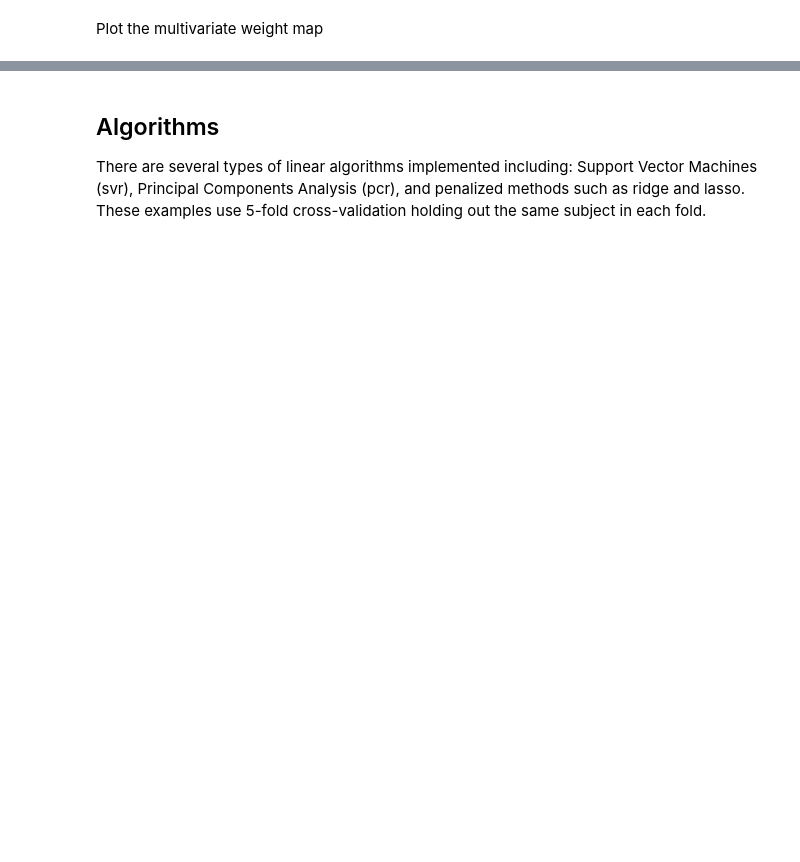
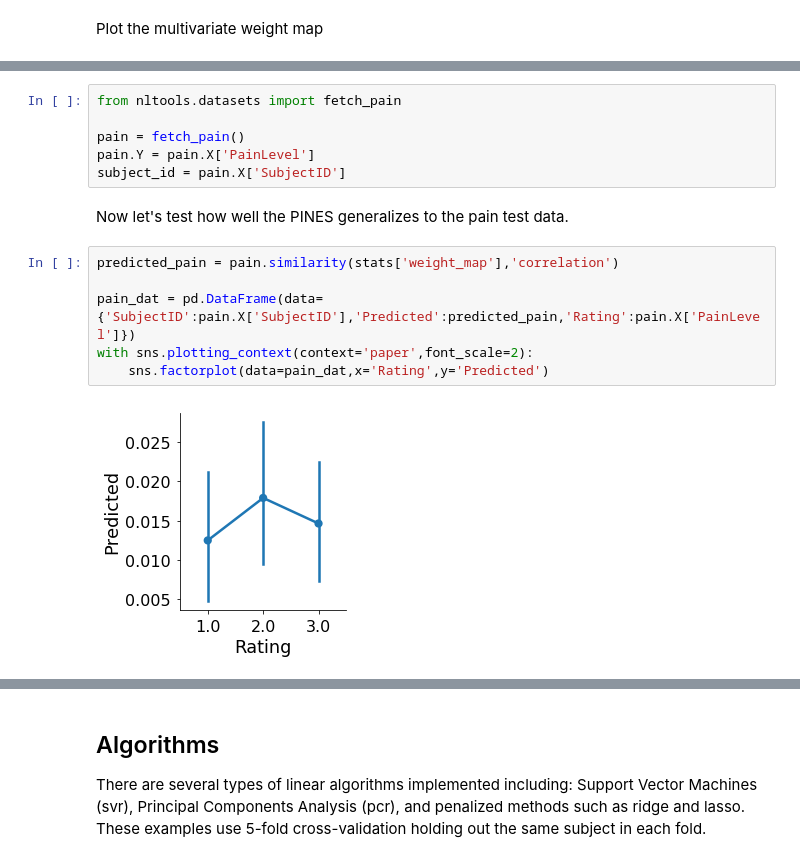
Before and after one commit to Summer-MIND/mind_2017, a Jupyter notebook: Tutorials/Decoding/Chang_Decoding.ipynb, the cells around one changed output, grey strips where cells are left out. Drawn from its saved outputs; the diff is of its cells as text; blank space fills up the shorter version.

```diff
--- a/Tutorials/Decoding/Chang_Decoding.ipynb
+++ b/Tutorials/Decoding/Chang_Decoding.ipynb
@@ -191,0 +235,16 @@ stats['yfit_xval']
+# %%
+from nltools.datasets import fetch_pain
+
+pain = fetch_pain()
+pain.Y = pain.X['PainLevel']
+subject_id = pain.X['SubjectID']
+# %% [markdown]
+Now let's test how well the PINES generalizes to the pain test data.
+# %%
+predicted_pain = pain.similarity(stats['weight_map'],'correlation')
+
+pain_dat = pd.DataFrame(data={'SubjectID':pain.X['SubjectID'],'Predicted':predicted_pain,'Rating':pain.X['PainLevel']})
+with sns.plotting_context(context='paper',font_scale=2):
+    sns.factorplot(data=pain_dat,x='Rating',y='Predicted')
+# %% [output]
+[figure, added]
```
Also changed, not shown: parts of 38 cells of this notebook, 3 other files.
